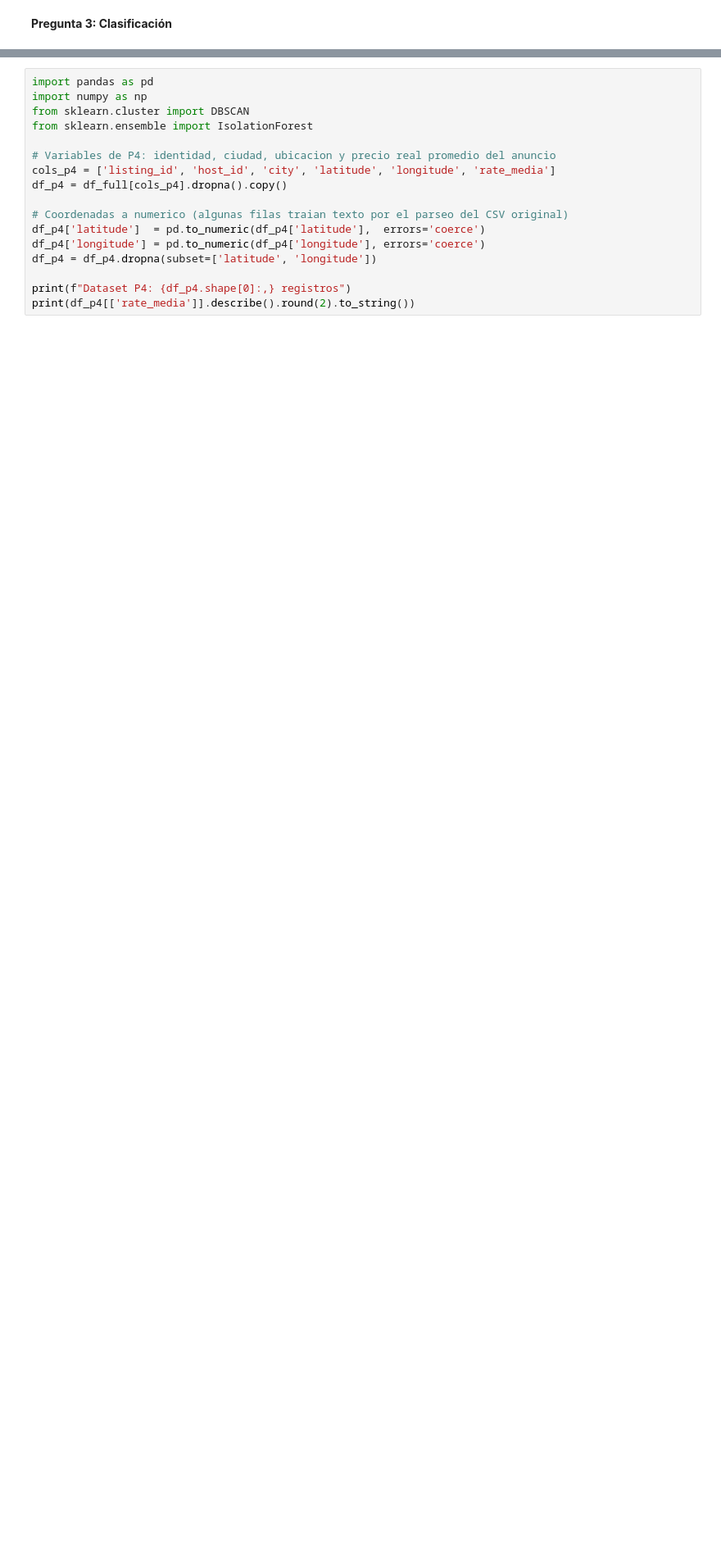
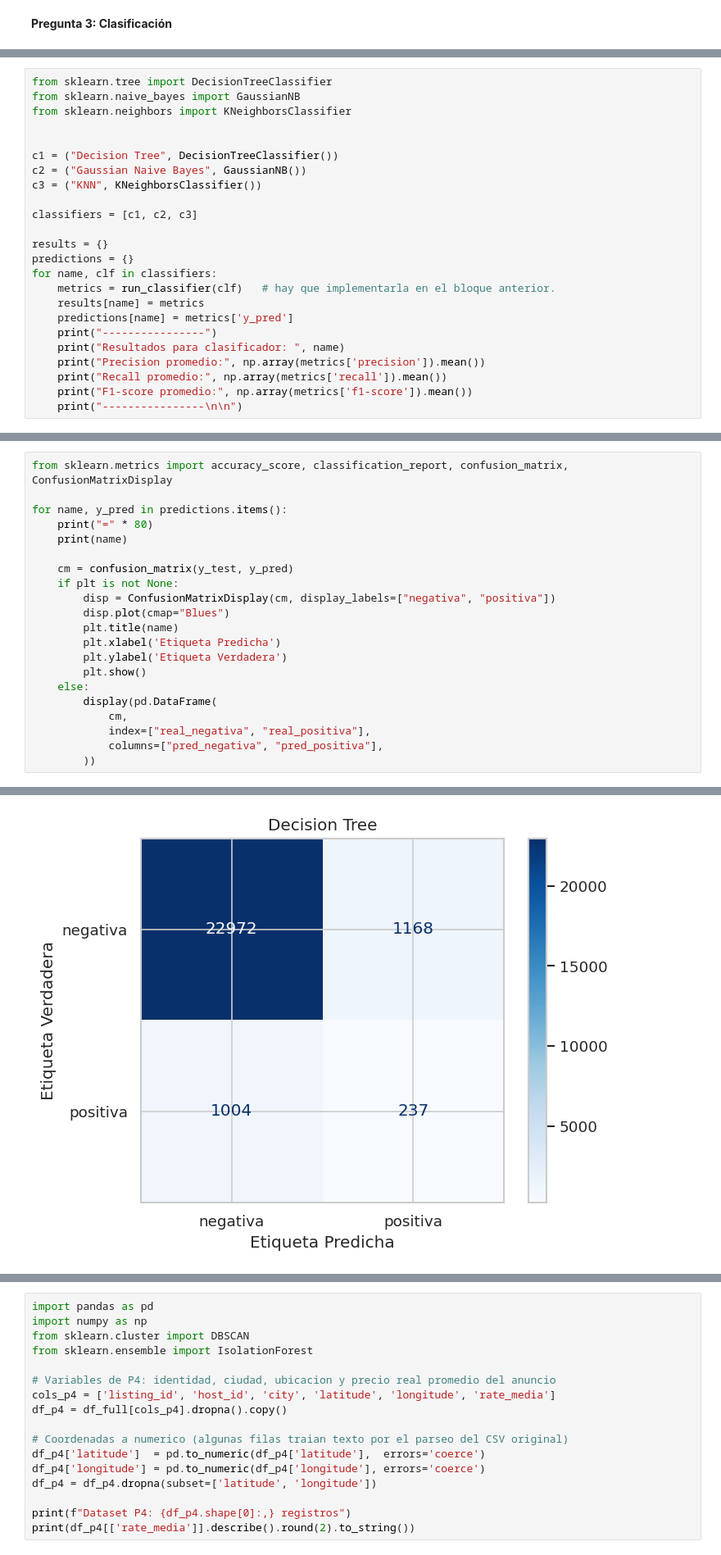
Before and after one commit to Rajevic-0/Proyecto-Mineria-De-Datos, a Jupyter notebook: Notebooks/Hito_1.ipynb, the cells around one changed output, grey strips where cells are left out. Shown at 82% size. Saved outputs shown, nothing was run; the diff lists cells and outputs as text; blank space fills up the shorter version.

```diff
--- a/Notebooks/Hito_1.ipynb
+++ b/Notebooks/Hito_1.ipynb
@@ -1056,0 +1035,24 @@ plt.autoscale()
+# %%
+from sklearn.tree import DecisionTreeClassifier
+from sklearn.naive_bayes import GaussianNB
+from sklearn.neighbors import KNeighborsClassifier
+
+
+c1 = ("Decision Tree", DecisionTreeClassifier())
+c2 = ("Gaussian Naive Bayes", GaussianNB())
+c3 = ("KNN", KNeighborsClassifier())
+
+classifiers = [c1, c2, c3]
+
+results = {}
+predictions = {}
+for name, clf in classifiers:
+    metrics = run_classifier(clf)   # hay que implementarla en el bloque anterior.
+    results[name] = metrics
+    predictions[name] = metrics['y_pred']
+    print("----------------")
+    print("Resultados para clasificador: ", name)
+    print("Precision promedio:", np.array(metrics['precision']).mean())
+    print("Recall promedio:", np.array(metrics['recall']).mean())
+    print("F1-score promedio:", np.array(metrics['f1-score']).mean())
+    print("----------------\n\n")
@@ -1056,0 +1077,22 @@ plt.autoscale()
+# %%
+from sklearn.metrics import accuracy_score, classification_report, confusion_matrix, ConfusionMatrixDisplay
+
+for name, y_pred in predictions.items():
+    print("=" * 80)
+    print(name)
+
+    cm = confusion_matrix(y_test, y_pred)
+    if plt is not None:
+        disp = ConfusionMatrixDisplay(cm, display_labels=["negativa", "positiva"])
+        disp.plot(cmap="Blues")
+        plt.title(name)
+        plt.xlabel('Etiqueta Predicha')
+        plt.ylabel('Etiqueta Verdadera')
+        plt.show()
+    else:
+        display(pd.DataFrame(
+            cm,
+            index=["real_negativa", "real_positiva"],
+            columns=["pred_negativa", "pred_positiva"],
+        ))
+# %% [output]
@@ -1056,0 +1101 @@ plt.autoscale()
+[figure, added]
```
Also changed, not shown: parts of 9 cells of this notebook.
